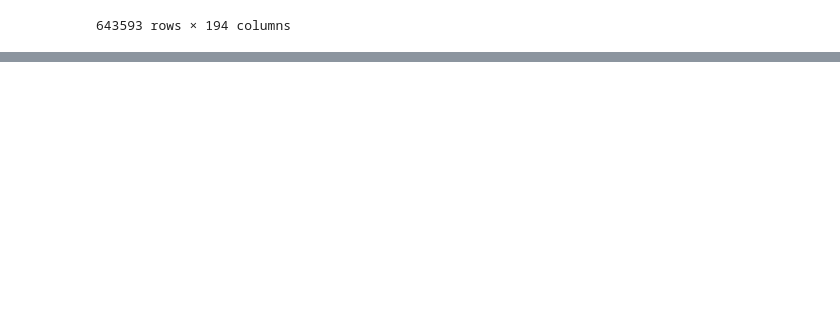
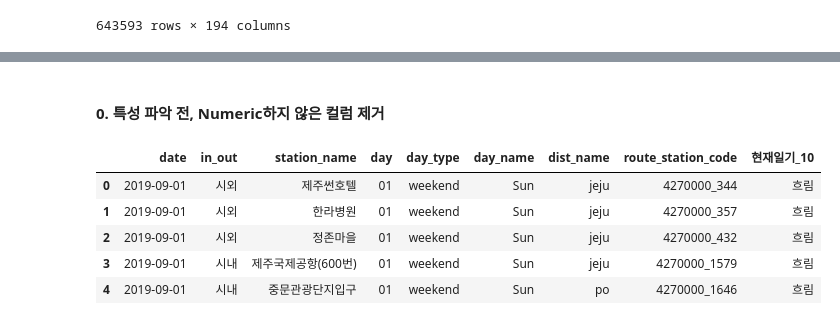
Before and after one commit to JerryKwon/Dacon_Supporters_1st, a Jupyter notebook: submissions/2nd_week/[데이콘 서포터즈 1기_권영인] How much heck the bus is in jeju than seoul_2nd week.ipynb, the cells around one changed output, grey strips where cells are left out. Saved outputs shown, nothing was run; the diff lists cells and outputs as text; code cells hidden in the pictures; blank space fills up the shorter version.

```diff
--- a/submissions/2nd_week/[데이콘 서포터즈 1기_권영인] How much heck the bus is in jeju than seoul_2nd week.ipynb
+++ b/submissions/2nd_week/[데이콘 서포터즈 1기_권영인] How much heck the bus is in jeju than seoul_2nd week.ipynb
@@ -822,0 +830,3 @@ data
+# %%
+encoded_col_list = [e for e in list(data.columns) if "encoded_" in e]
+encoded_col_list
@@ -822,0 +838,3 @@ data
+# %%
+high_cat_col_list = list(data.loc[:,encoded_col_list].columns[data.loc[:,encoded_col_list].nunique() > 100])
+data.loc[:,high_cat_col_list]
@@ -822,0 +855,11 @@ data
+# %%
+def frequency_encoding(series):
+
+  dummy = series.value_counts().to_frame()
+  dummy["total_count"] = series.value_counts().sum()
+  dummy["frequency_encoded"] = series / dummy["total_count"]
+
+  result = dummy["frequency_encoded"].reset_index()
+  result.columns = [series.name,f"{series.name}_frequency_encoded"]
+
+  return result
@@ -822,0 +930,12 @@ data
+# %% [markdown]
+#### 0. 특성 파악 전, Numeric하지 않은 컬럼 제거
+# %%
+#Non_numeric Datatype
+data.select_dtypes("object").head()
+# %% [output]
+|  | date | in_out | station_name | day | day_type | day_name | dist_name | route_station_code | 현재일기_10 |
+| 0 | 2019-09-01 | 시외 | 제주썬호텔 | 01 | weekend | Sun | jeju | 4270000_344 | 흐림 |
+| 1 | 2019-09-01 | 시외 | 한라병원 | 01 | weekend | Sun | jeju | 4270000_357 | 흐림 |
+| 2 | 2019-09-01 | 시외 | 정존마을 | 01 | weekend | Sun | jeju | 4270000_432 | 흐림 |
+| 3 | 2019-09-01 | 시내 | 제주국제공항(600번) | 01 | weekend | Sun | jeju | 4270000_1579 | 흐림 |
+| 4 | 2019-09-01 | 시내 | 중문관광단지입구 | 01 | weekend | Sun | po | 4270000_1646 | 흐림 |
```
Also changed, not shown: parts of 38 cells of this notebook.
